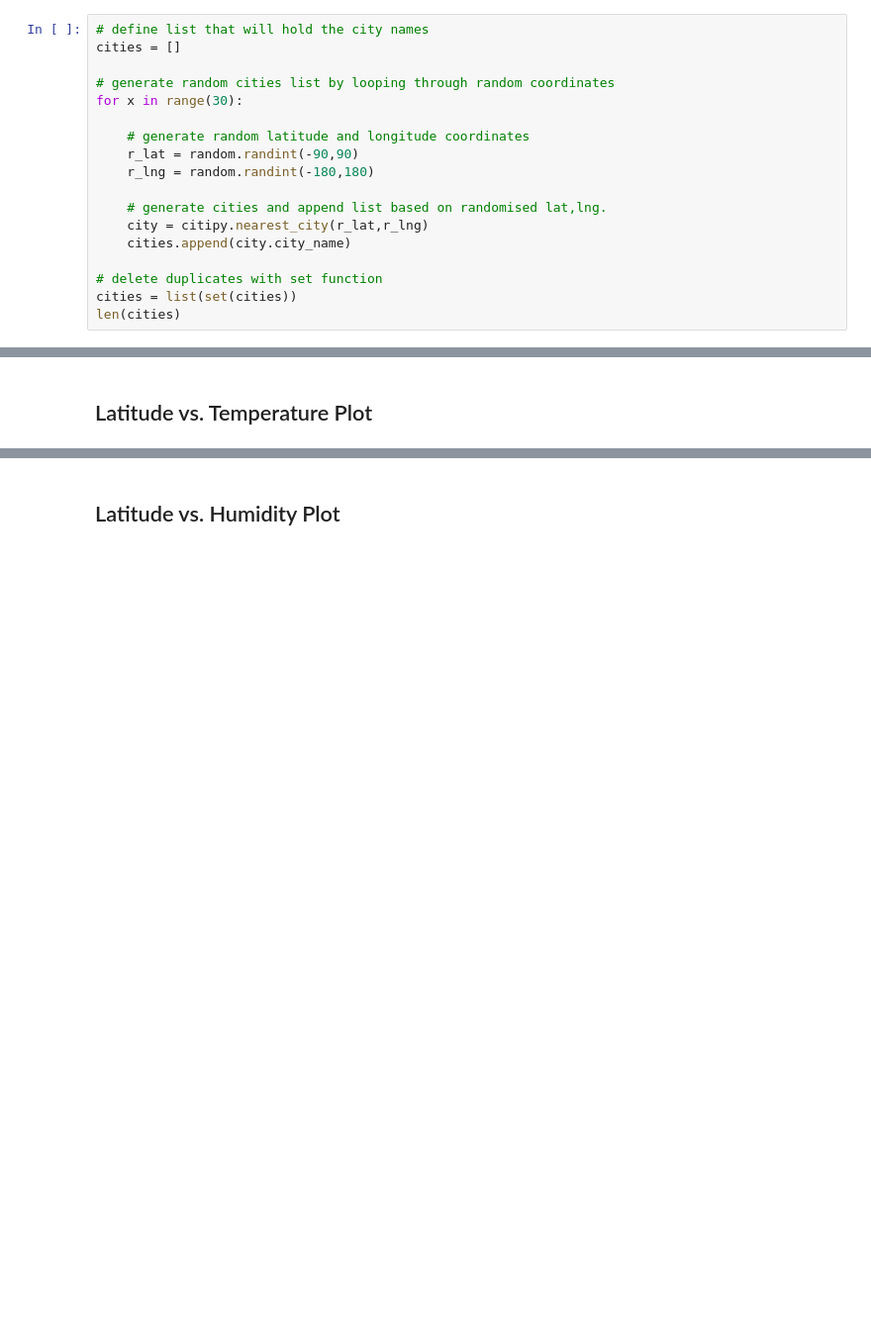
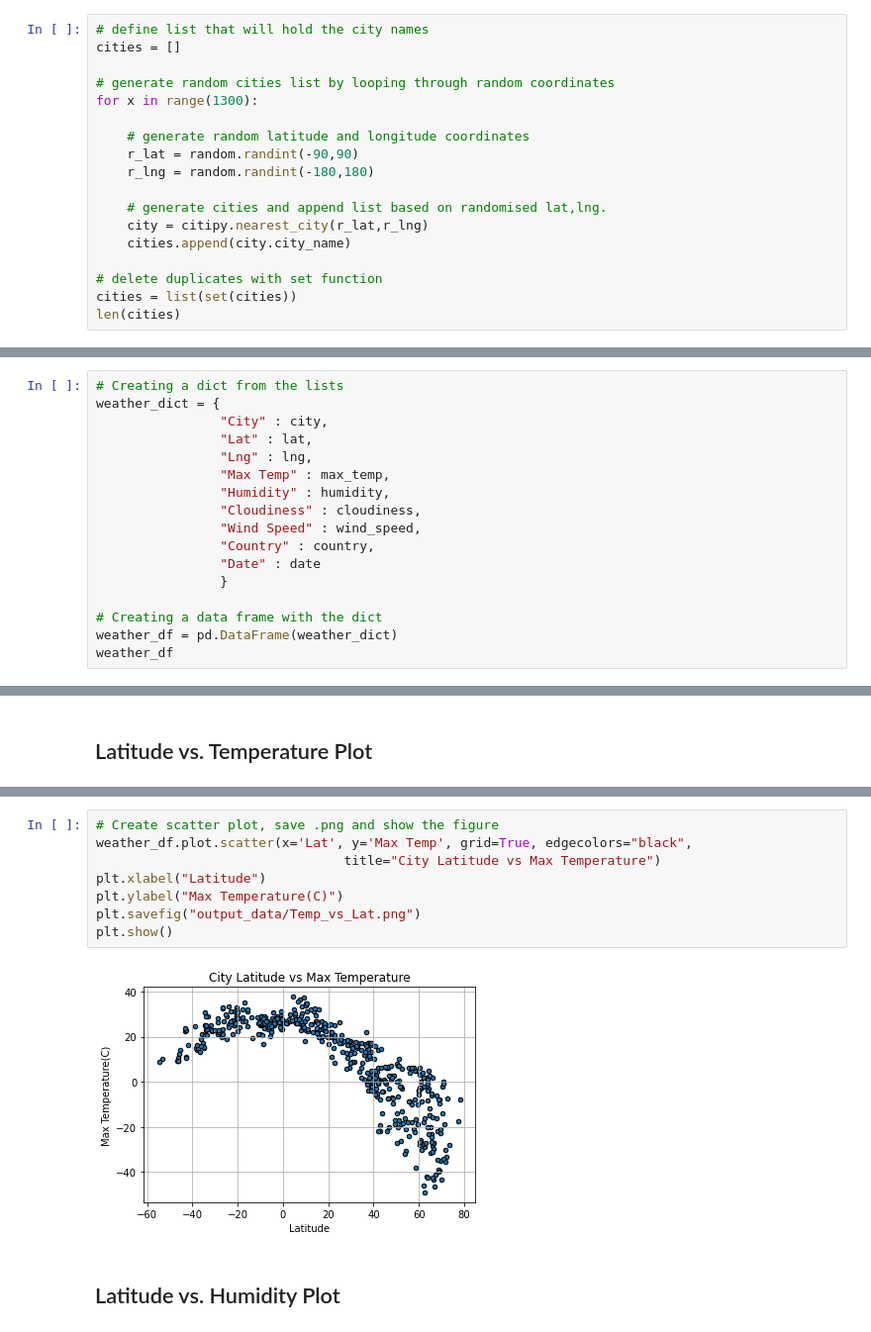
Before and after one commit to Franz365/python-api-challenge, a Jupyter notebook: WeatherPy/WeatherPy.ipynb, the cells around one changed output, grey strips where cells are left out. Shown at 99% size. Drawn from its saved outputs; the diff is of its cells as text; blank space fills up the shorter version.

Commit message:
WeatherPy completed

```diff
--- a/WeatherPy/WeatherPy.ipynb
+++ b/WeatherPy/WeatherPy.ipynb
@@ -27,7 +27,7 @@ from citipy import citipy
 cities = []
 
 # generate random cities list by looping through random coordinates
-for x in range(30):
+for x in range(1300):
 
     # generate random latitude and longitude coordinates
     r_lat = random.randint(-90,90)
@@ -147,3 +147,20 @@ Data Retrieval Complete
 ### Convert Raw Data to DataFrame
 * Export the city data into a .csv.
 * Display the DataFrame
+# %%
+# Creating a dict from the lists
+weather_dict = {
+                "City" : city,
+                "Lat" : lat,
+                "Lng" : lng,
+                "Max Temp" : max_temp,
+                "Humidity" : humidity,
+                "Cloudiness" : cloudiness,
+                "Wind Speed" : wind_speed,
+                "Country" : country,
+                "Date" : date
+                }
+
+# Creating a data frame with the dict
+weather_df = pd.DataFrame(weather_dict)
+weather_df
@@ -165,2 +226,12 @@ Skip this step if there are no cities that have humidity > 100%.
+# %%
+# Create scatter plot, save .png and show the figure
+weather_df.plot.scatter(x='Lat', y='Max Temp', grid=True, edgecolors="black",
+                                title="City Latitude vs Max Temperature")
+plt.xlabel("Latitude")
+plt.ylabel("Max Temperature(C)")
+plt.savefig("output_data/Temp_vs_Lat.png")
+plt.show()
+# %% [output]
+[figure, added]
 # %% [markdown]
 ## Latitude vs. Humidity Plot
```
Also changed, not shown: parts of 20 cells of this notebook, 13 other files.
